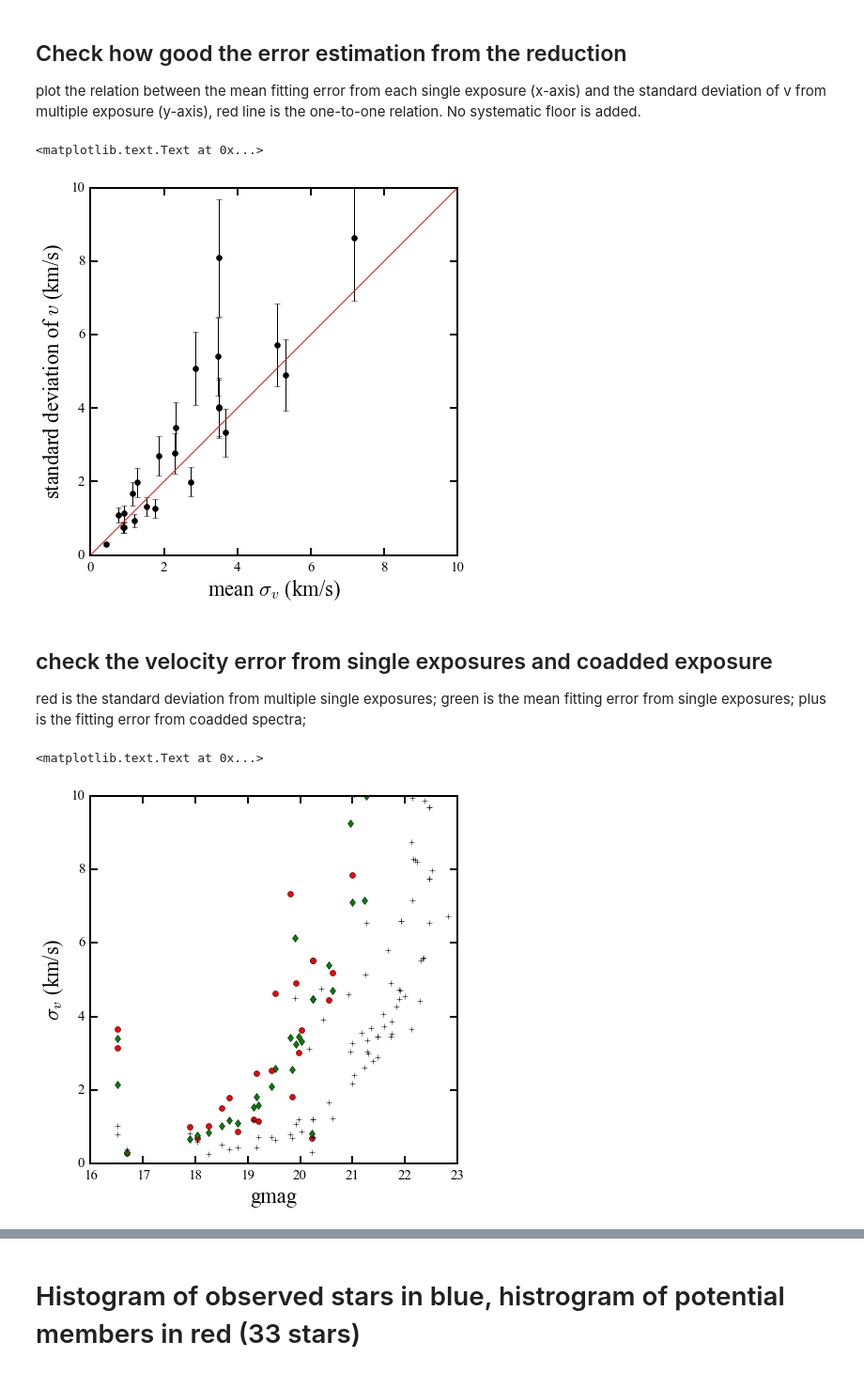
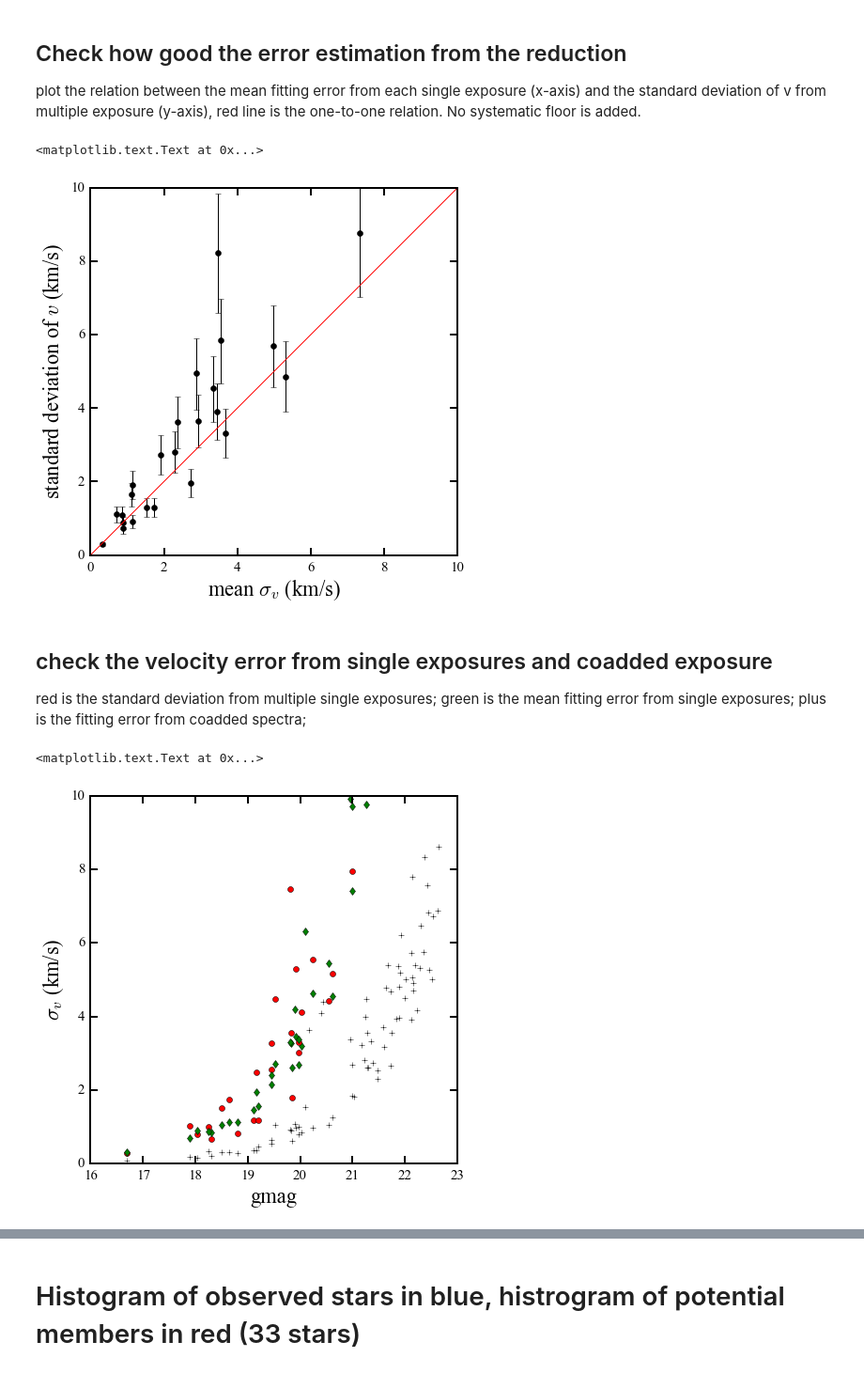
Before and after one commit to sazabi4/test, a Jupyter notebook: Hor_I_reduction_notes.ipynb, the cells around one changed output, grey strips where cells are left out. Shown at 94% size. Cells and saved outputs as stored; diff of their text form; code cells hidden in the pictures.

```diff
--- a/Hor_I_reduction_notes.ipynb
+++ b/Hor_I_reduction_notes.ipynb
@@ -192,8 +192,8 @@ for i in targetlist:
         b = temp.statistic - temp.minmax[0]
         c = temp.minmax[1] - temp.statistic
         #print a, b, c
-        plt.errorbar(np.sqrt(np.mean(rverrlist)**2+0.3**2), a, yerr = np.vstack((b,c)),marker='o',color='k')
-        #plt.plot(np.sqrt(np.mean(rverrlist)**2+0.**2), np.std(sigmaclip(rvlist,low=3, high=3)[0]),'+k',ms=10)
+        plt.errorbar(np.sqrt(np.mean(rverrlist)**2+0.**2), a, yerr = np.vstack((b,c)),marker='o',color='k')
+        #plt.plot(np.sqrt(np.mean(rverrlist)**2+0.36**2), np.std(sigmaclip(rvlist,low=3, high=3)[0]),'+k',ms=10)
         #plt.plot(np.mean(rverrlist), np.std(rvlist),'+k',ms=10)
     k += 1
 
@@ -204,7 +204,7 @@ plt.xlabel('mean $\sigma_v$ (km/s)')
 plt.ylabel('standard deviation of $v$ (km/s)')
 # %% [output]
 <matplotlib.text.Text at 0x...>
-[figure, old version]
+[figure, new version]
 # %% [markdown]
 ## check the velocity error from single exposures and coadded exposure
 red is the standard deviation from multiple single exposures;
@@ -219,33 +219,33 @@ tab_all = [tab1, tab2, tab3, tab4, tab5, \
 targetlist = tab_all[0]['catalog_id']
 maglist = tab_all[0]['rmag']
 k=0
 
 plt.figure(figsize=[7,7])
 for i in targetlist:
     rvlist = []
     rverrlist = []
     for j in tab_all:
         idx = j['catalog_id'] == i
         if idx.any():
             #print i, j[idx]['rv'][0], j[idx]['rverr'][0]
             rvlist.append(j[idx]['rv'][0])
             rverrlist.append(j[idx]['rverr'][0])
     plt.plot(maglist[k], np.std(sigmaclip(rvlist,low=3, high=3)[0]),'ro')
     plt.plot(maglist[k], np.median(rverrlist),'gd')
     k += 1
 
-master = np.genfromtxt('HorI_rv/HorI.txt', names=True, dtype=None)
+master = np.genfromtxt('HorI_rv/HorI_14exp_rv.txt', names=True, dtype=None)
 maglist = master['rmag']
 for i in targetlist:
     idx = master['catalog_id'] == i
     plt.plot(maglist[idx], master['rverr'][idx],'k+')
 
 #plt.plot([0,20],[0,20],'r')
 plt.ylim(0,10)
 #plt.xlim(0,10)
 plt.xlabel('gmag')
 plt.ylabel('$\sigma_v$ (km/s)')
 # %% [output]
 <matplotlib.text.Text at 0x...>
-[figure, old version]
+[figure, new version]
 # %% [markdown]
```
Also changed, not shown: parts of 12 cells of this notebook.
